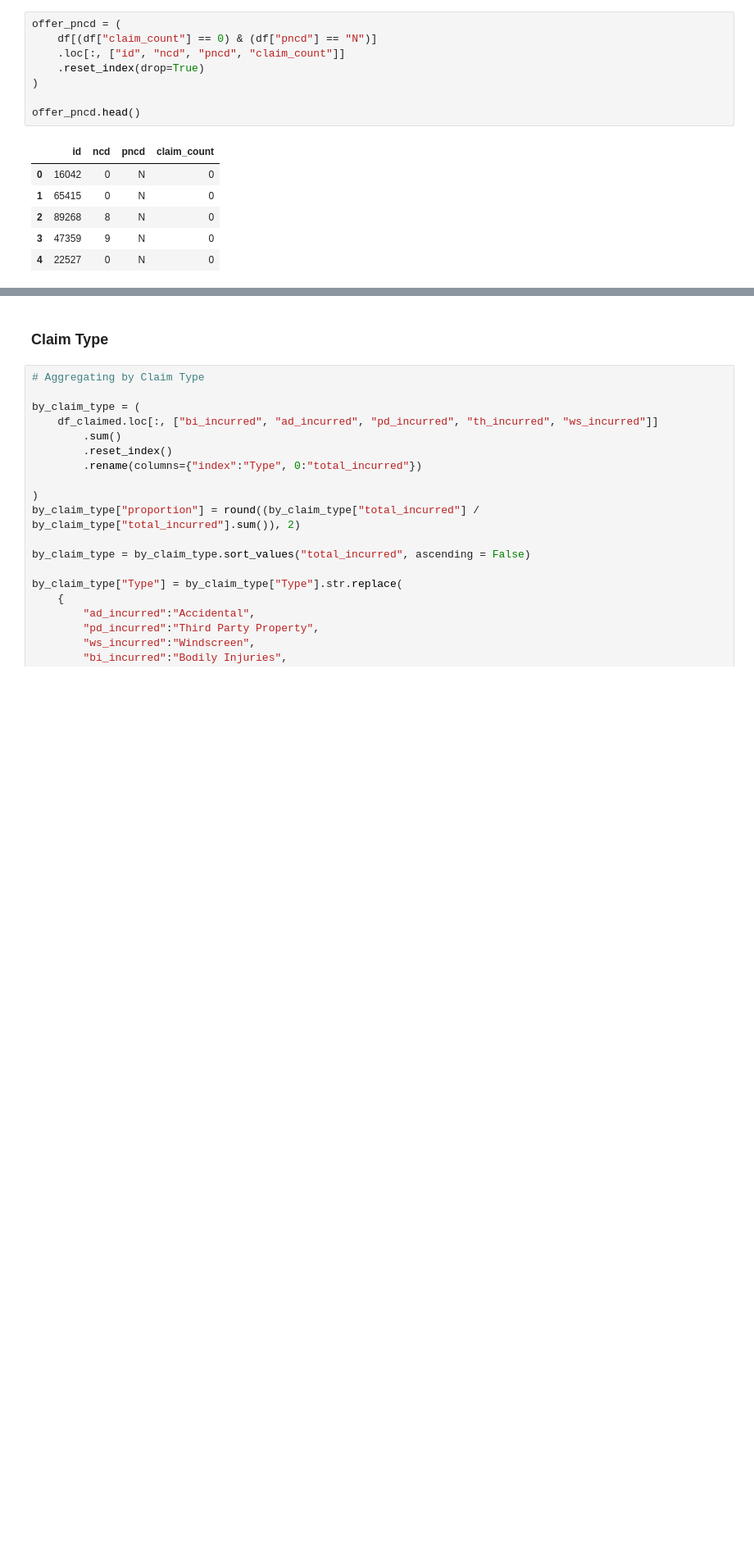
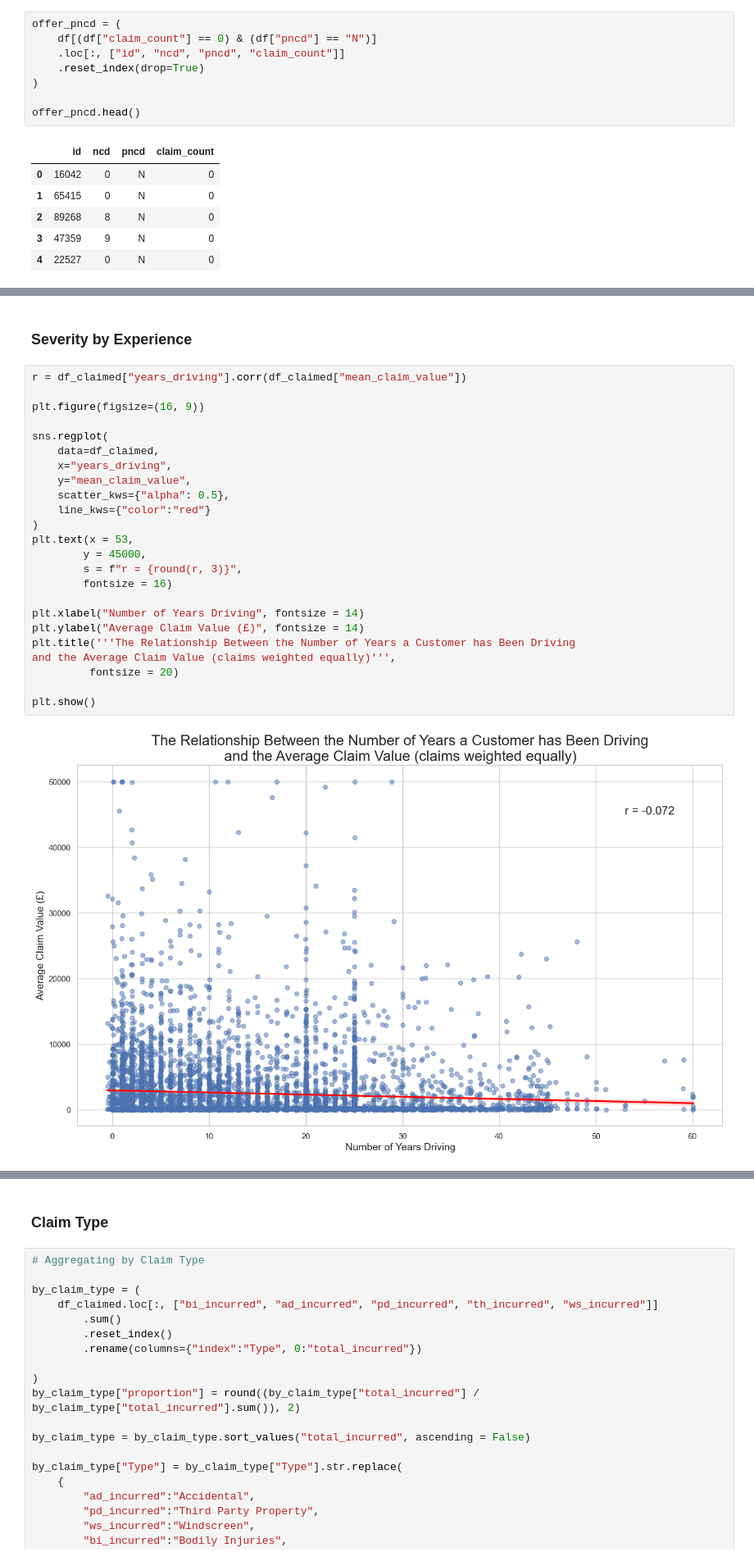
Before and after one commit to watchlotr/Python-Insurance-Case-Study, a Jupyter notebook: insurance_analysis.ipynb, the cells around one changed output, grey strips where cells are left out. Shown at 82% size. Cells and saved outputs as stored; diff of their text form; blank space fills up the shorter version.

```diff
--- a/insurance_analysis.ipynb
+++ b/insurance_analysis.ipynb
@@ -759,0 +898,28 @@ mean_claim_by_cover = df_claimed.groupby("cover").mean_claim_value.mean().reset_
+# %% [markdown]
+### Severity by Experience
+# %%
+r = df_claimed["years_driving"].corr(df_claimed["mean_claim_value"])
+
+plt.figure(figsize=(16, 9))
+
+sns.regplot(
+    data=df_claimed,
+    x="years_driving",
+    y="mean_claim_value",
+    scatter_kws={"alpha": 0.5},
+    line_kws={"color":"red"}
+)
+plt.text(x = 53,
+        y = 45000,
+        s = f"r = {round(r, 3)}",
+        fontsize = 16)
+
+plt.xlabel("Number of Years Driving", fontsize = 14)
+plt.ylabel("Average Claim Value (£)", fontsize = 14)
+plt.title('''The Relationship Between the Number of Years a Customer has Been Driving
+and the Average Claim Value (claims weighted equally)''',
+         fontsize = 20)
+
+plt.show()
+# %% [output]
+[figure, added]
```
Also changed, not shown: parts of 64 cells of this notebook, 2 other files.
